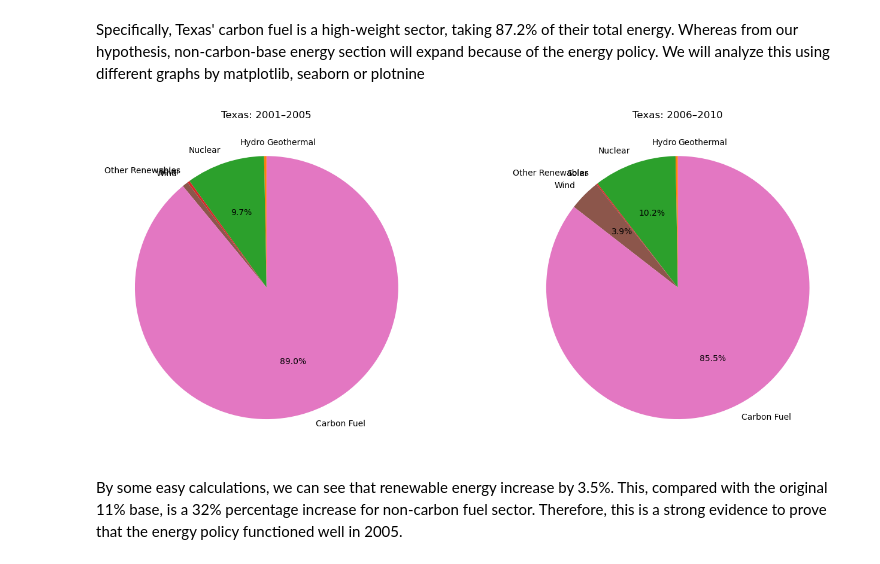
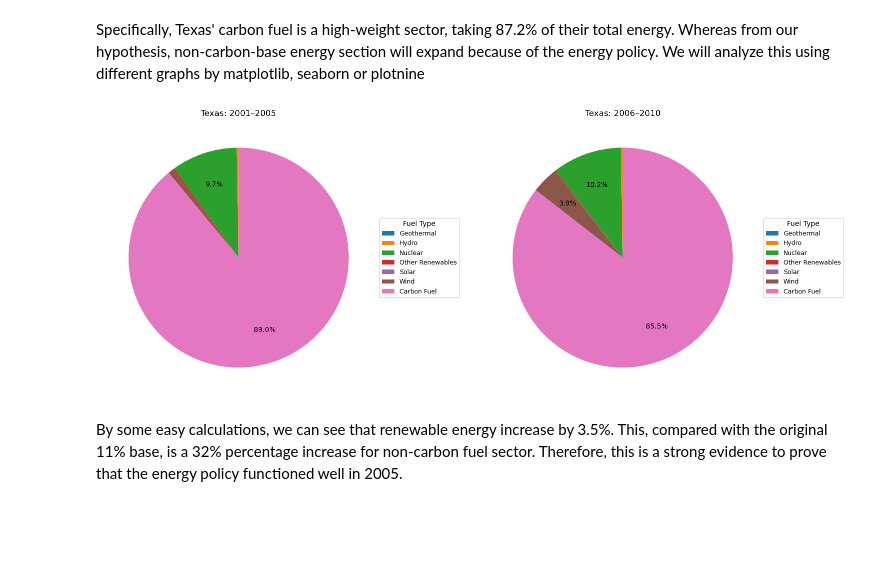
Before and after one commit to jasonbao9402/STA141B.FinalProject, a Jupyter notebook: data_visual.ipynb, the cells around one changed output. Cells and saved outputs as stored; diff of their text form; code cells hidden in the pictures; blank space fills up the shorter version.

```diff
--- a/data_visual.ipynb
+++ b/data_visual.ipynb
@@ -106,6 +124,7 @@ plt.show()
 # %% [markdown]
 Specifically, Texas' carbon fuel is a high-weight sector, taking 87.2% of their total energy. Whereas from our hypothesis, non-carbon-base energy section will expand because of the energy policy. We will analyze this using different graphs by matplotlib, seaborn or plotnine
 # %%
+import matplotlib.pyplot as plt
 
 tx = df[df["State"] == "TX"].copy()
 
@@ -116,36 +135,64 @@ fuel_cols = [
     "Other_Renewables",
     "Solar Thermal and Photovoltaic",
     "Wind",
     "carbon_related_fuel"
 ]
 
 labels = [
     "Geothermal",
     "Hydro",
     "Nuclear",
     "Other Renewables",
     "Solar",
     "Wind",
     "Carbon Fuel"
 ]
 
 tx_2001_2005 = tx[(tx["Year"] >= 2001) & (tx["Year"] <= 2005)][fuel_cols].sum()
 tx_2006_2010 = tx[(tx["Year"] >= 2006) & (tx["Year"] <= 2010)][fuel_cols].sum()
 
 def pct_fmt(pct):
     return f"{pct:.1f}%" if pct >= 2 else ""
 
-fig, axes = plt.subplots(1, 2, figsize=(14, 6))
+fig, axes = plt.subplots(1, 2, figsize=(16, 6))
 
-axes[0].pie(tx_2001_2005, labels=labels, autopct=pct_fmt, startangle=90)
+wedges0, texts0, autotexts0 = axes[0].pie(
+    tx_2001_2005,
+    labels=None,
+    autopct=pct_fmt,
+    startangle=90,
+    pctdistance=0.7
+)
 axes[0].set_title("Texas: 2001–2005")
+axes[0].legend(
+    wedges0,
+    labels,
+    title="Fuel Type",
+    loc="center left",
+    bbox_to_anchor=(1, 0.5),
+    fontsize=9
+)
 
-axes[1].pie(tx_2006_2010, labels=labels, autopct=pct_fmt, startangle=90)
+wedges1, texts1, autotexts1 = axes[1].pie(
+    tx_2006_2010,
+    labels=None,
+    autopct=pct_fmt,
+    startangle=90,
+    pctdistance=0.7
+)
 axes[1].set_title("Texas: 2006–2010")
+axes[1].legend(
+    wedges1,
+    labels,
+    title="Fuel Type",
+    loc="center left",
+    bbox_to_anchor=(1, 0.5),
+    fontsize=9
+)
 
 plt.tight_layout()
 plt.show()
 # %% [output]
-[figure, old version]
+[figure, new version]
 # %% [markdown]
 By some easy calculations, we can see that renewable energy increase by 3.5%. This, compared with the original 11% base, is a 32% percentage increase for non-carbon fuel sector. Therefore, this is a strong evidence to prove that the energy policy functioned well in 2005.
```
Also changed, not shown: parts of 25 cells of this notebook.
